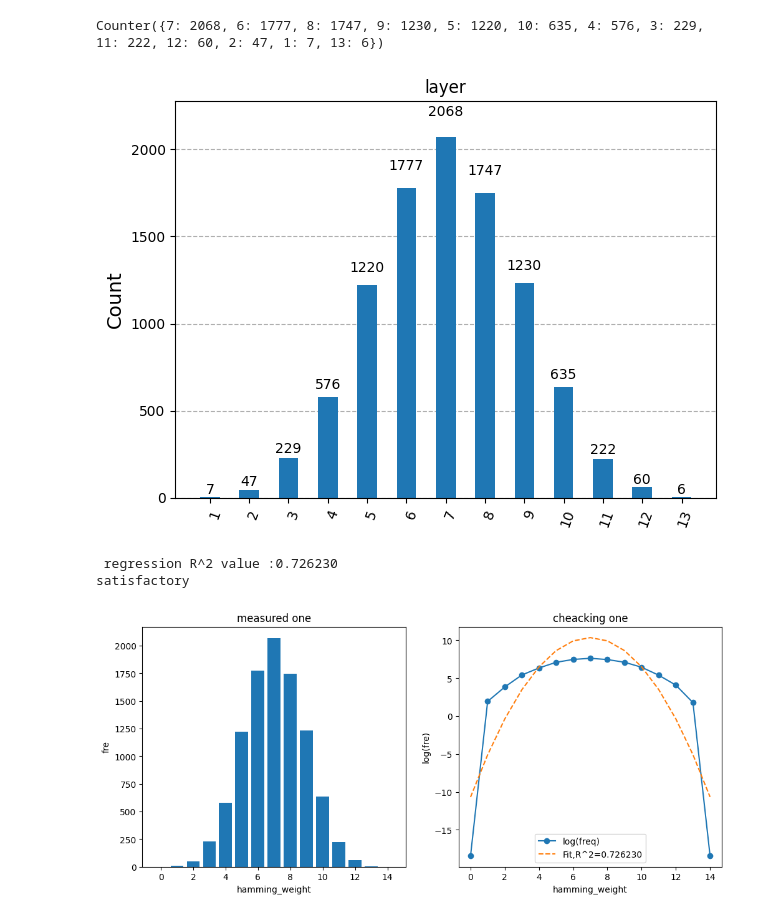
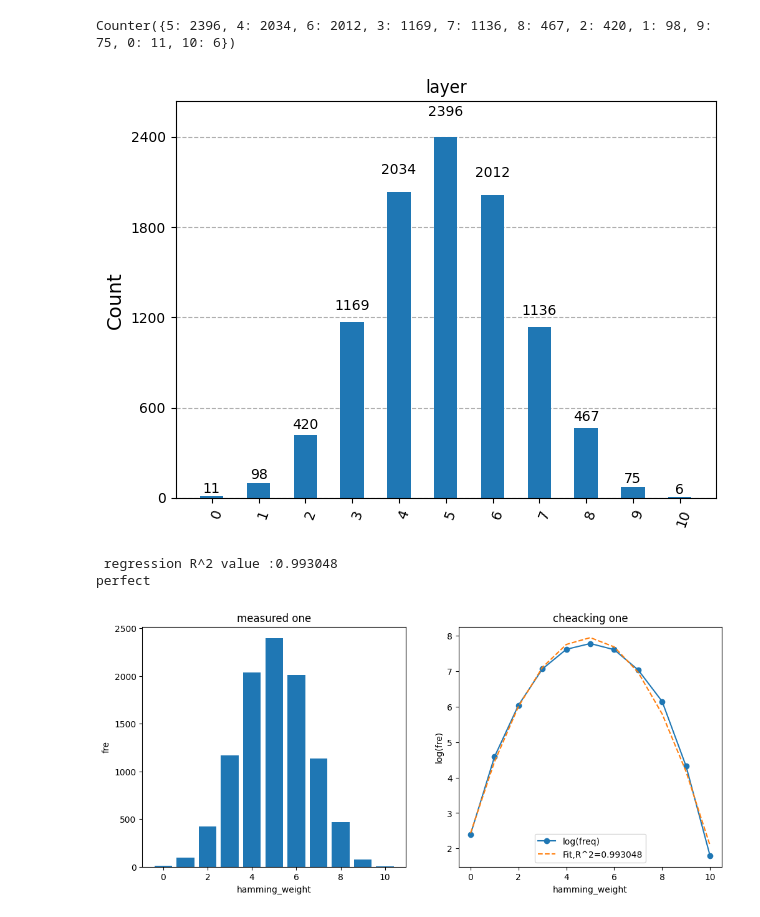
Before and after one commit to Dhakal-Unique/quantum_walk, a Jupyter notebook: Untitled3.ipynb, the cells around one changed output. Cells and saved outputs as stored; diff of their text form; code cells hidden in the pictures.

```diff
--- a/Untitled3.ipynb
+++ b/Untitled3.ipynb
@@ -63,40 +74,40 @@ def galton(n_layer):
 
     qc=QuantumCircuit(n_qubit,n_layer)
     for i in range(n_layer):
         qc.h(i)
         qc.cx(i,i+1)
     if n_layer >= 3:
         for i in range(n_layer-2):
             qc.cswap(i,i+1,i+2)
     for i in range(n_layer):
         qc.measure(i,i)
     return qc
 simulator =AerSimulator()
-layer_conf = [14]
+layer_conf = [10]
 title = ["layer"]
 for layer, title in zip(layer_conf, title):
     qc = galton(layer)
     compile_cir = transpile(qc,simulator)
     result = simulator.run(compile_cir,shots=9824).result()
     count = result.get_counts()
 from collections import Counter
 
 hamming_bins = Counter()
 for bitstring, freq in count.items():
     hamming_weight = bitstring.count('1')
     hamming_bins[hamming_weight] += freq
 
 print(hamming_bins)
 
 plot_histogram(hamming_bins,title=title)
 plt.show()
-check_gaussian(hamming_bins,total_qubit=14,shots=9824)
+check_gaussian(hamming_bins,total_qubit=10,shots=9824)
 # %% [output]
-Counter({7: 2068, 6: 1777, 8: 1747, 9: 1230, 5: 1220, 10: 635, 4: 576, 3: 229, 11: 222, 12: 60, 2: 47, 1: 7, 13: 6})
+Counter({5: 2396, 4: 2034, 6: 2012, 3: 1169, 7: 1136, 8: 467, 2: 420, 1: 98, 9: 75, 0: 11, 10: 6})
-[figure, old version]
+[figure, new version]
- regression R^2 value :0.726230
-satisfactory
+ regression R^2 value :0.993048
+perfect
-[figure, old version]
+[figure, new version]
 # %%
 from qiskit_aer import AerSimulator
 from qiskit import QuantumCircuit, transpile
```
Also changed, not shown: parts of 3 cells of this notebook.
